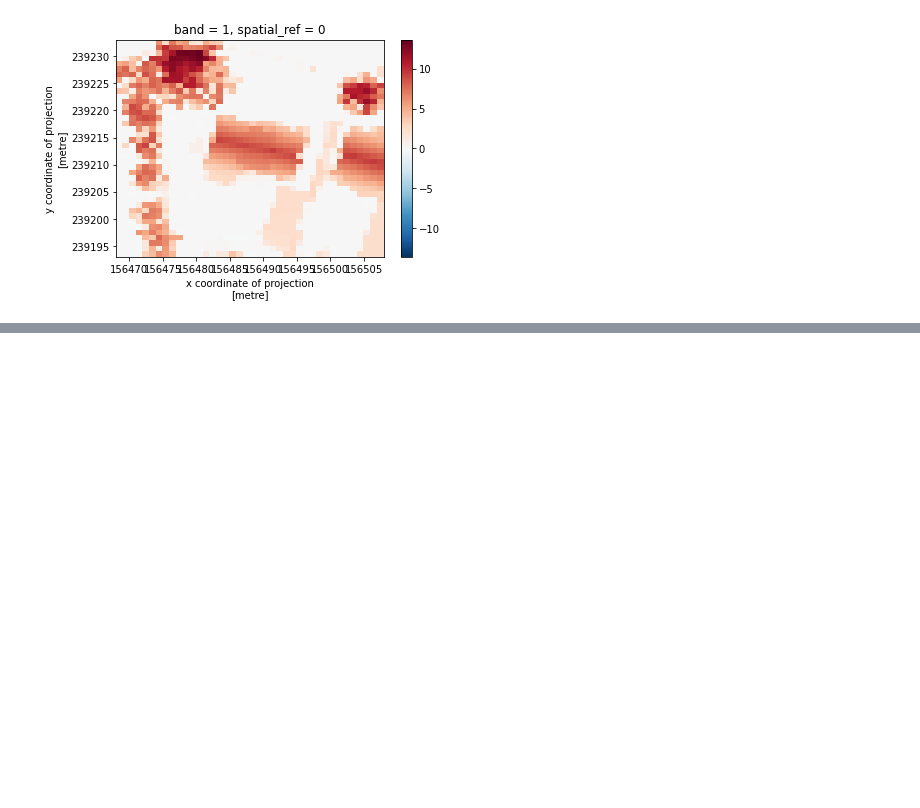
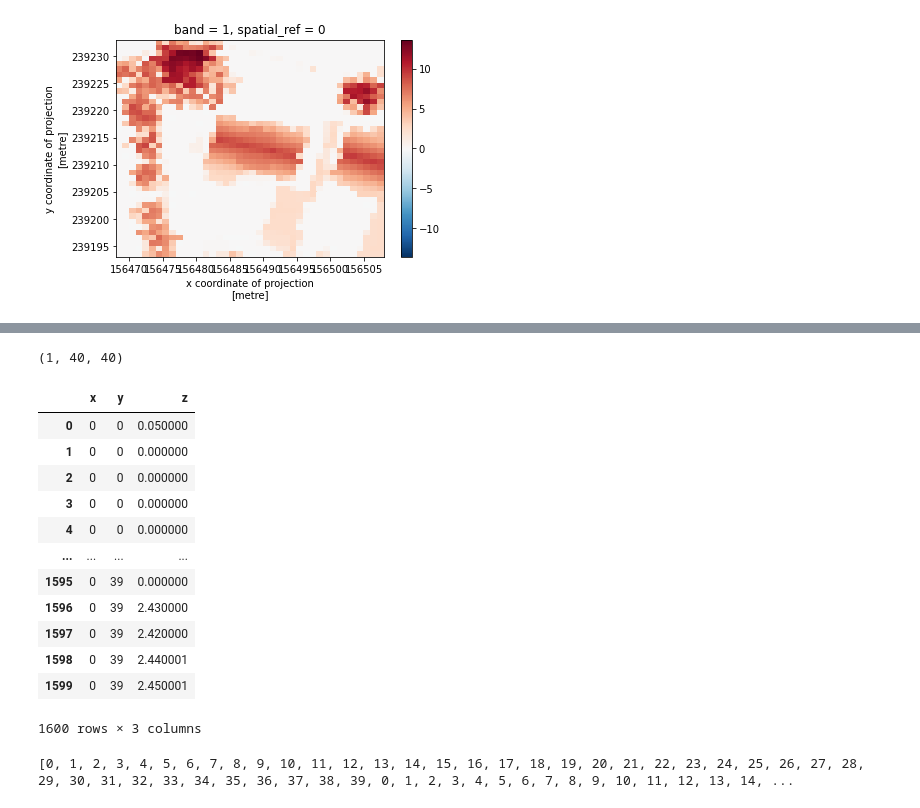
Before and after one commit to Joren-Vervoort/3D-House-Project, a Jupyter notebook: Structured_Version.ipynb, the cells around one changed output, grey strips where cells are left out. Saved outputs shown, nothing was run; the diff lists cells and outputs as text; code cells hidden in the pictures; blank space fills up the shorter version.

```diff
--- a/Structured_Version.ipynb
+++ b/Structured_Version.ipynb
@@ -146,0 +196,4 @@ clipped_CHM.plot()
+# %%
+clipped_CHM.shape
+# %% [output]
+(1, 40, 40)
@@ -146,0 +217,33 @@ clipped_CHM.plot()
+# %%
+import pandas as pd
+
+chmchm = pd.read_csv("chmdata.csv")
+display(chmchm)
+
+chm = np.linspace((adress_lat-boundary),2* boundary)
+                                                 (adress_lat+boundary)),
+                                 y = np.linspace((adress_long-boundary)
+
+#1600 rows  = 1 * 40 * 40
+# %% [output]
+|  | x | y | z |
+| 0 | 0 | 0 | 0.050000 |
+| 1 | 0 | 0 | 0.000000 |
+| 2 | 0 | 0 | 0.000000 |
+| 3 | 0 | 0 | 0.000000 |
+| 4 | 0 | 0 | 0.000000 |
+| ... | ... | ... | ... |
+| 1595 | 0 | 39 | 0.000000 |
+| 1596 | 0 | 39 | 2.430000 |
+| 1597 | 0 | 39 | 2.420000 |
+| 1598 | 0 | 39 | 2.440001 |
+| 1599 | 0 | 39 | 2.450001 |
+1600 rows × 3 columns
+# %%
+x_list = []
+for i in range(0,40):
+    x_list.append(i)
+x_list *= (boundary*2)
+print(x_list)
+# %% [output]
+[0, 1, 2, 3, 4, 5, 6, 7, 8, 9, 10, 11, 12, 13, 14, 15, 16, 17, 18, 19, 20, 21, 22, 23, 24, 25, 26, 27, 28, 29, 30, 31, 32, 33, 34, 35, 36, 37, 38, 39, 0, 1, 2, 3, 4, 5, 6, 7, 8, 9, 10, 11, 12, 13, 14, ...
```
Also changed, not shown: parts of 13 cells of this notebook, 1 other file.
